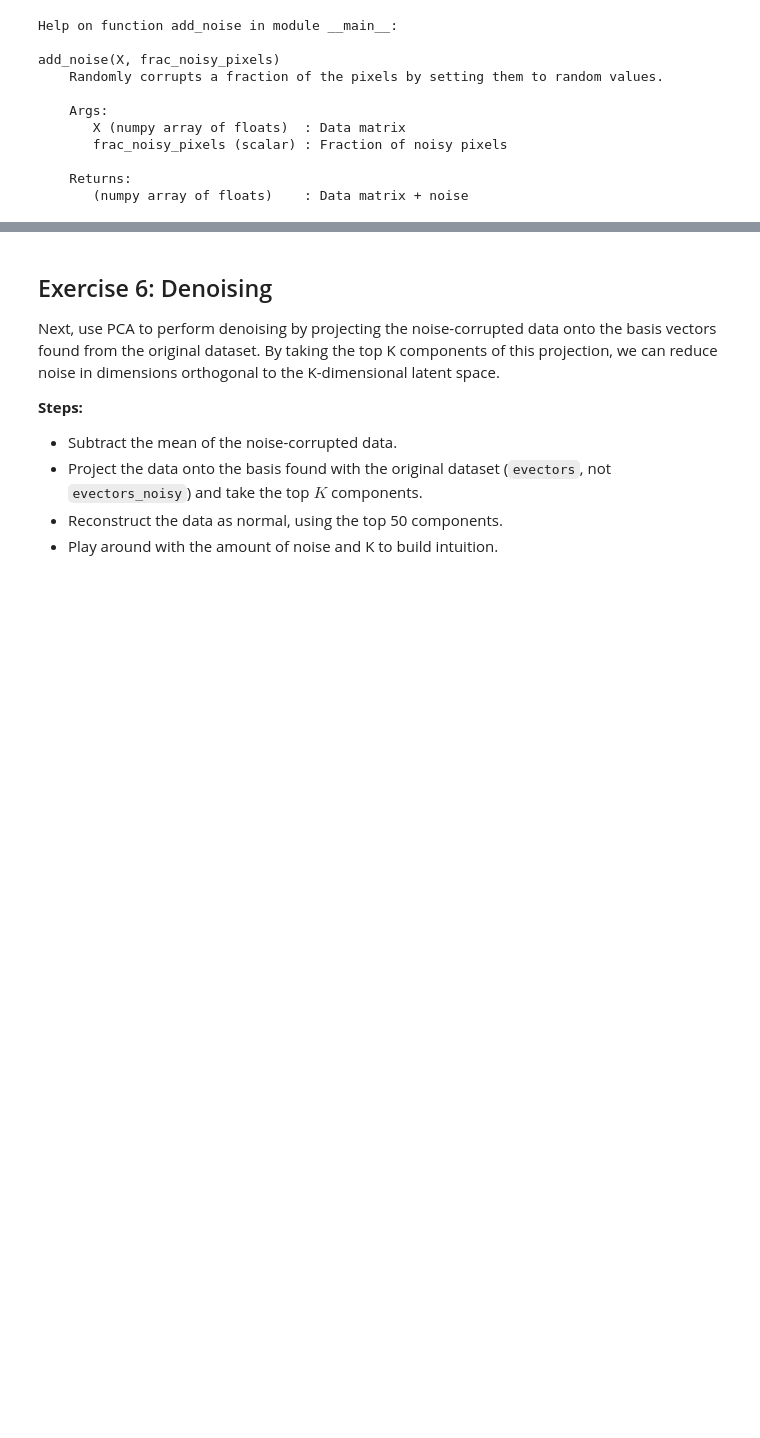
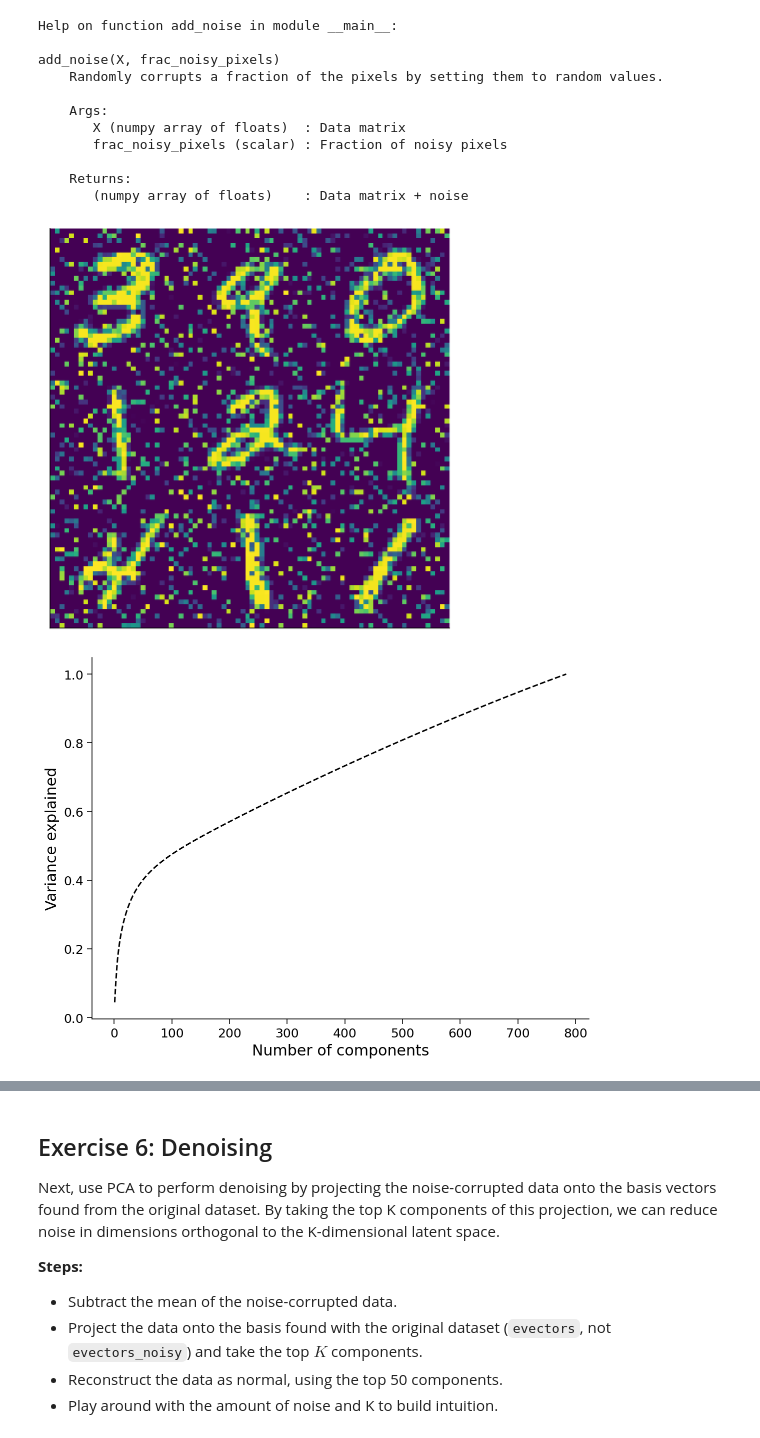
Before and after one commit to tejasr42/nma, a Jupyter notebook: W1D5_Tutorial3.ipynb, the cells around one changed output, grey strips where cells are left out. Saved outputs shown, nothing was run; the diff lists cells and outputs as text; code cells hidden in the pictures; blank space fills up the shorter version.

```diff
--- a/W1D5_Tutorial3.ipynb
+++ b/W1D5_Tutorial3.ipynb
@@ -643,17 +645,20 @@ add_noise(X, frac_noisy_pixels)
 # %%
 ###################################################################
 # Insert your code here to:
 # Add noise to the data
 # Plot noise-corrupted data
 # Perform PCA on the noisy data
 # Calculate and plot the variance explained
 ###################################################################
 np.random.seed(2020)  # set random seed
-X_noisy = ...
-# score_noisy, evectors_noisy, evals_noisy = ...
-# variance_explained_noisy = ...
-# plot_MNIST_sample(X_noisy)
-# plot_variance_explained(variance_explained_noisy)
+X_noisy = add_noise(X,0.2)
+score_noisy, evectors_noisy, evals_noisy = pca(X_noisy)
+variance_explained_noisy = get_variance_explained(evals_noisy)
+plot_MNIST_sample(X_noisy)
+plot_variance_explained(variance_explained_noisy)
+# %% [output]
+[figure, added]
+[figure, added]
 # %% [markdown]
 [*Click for solution*](https://github.com/NeuromatchAcademy/course-content/tree/master//tutorials/W1D5_DimensionalityReduction/solutions/W1D5_Tutorial3_Solution_d4a41b8c.py)
 
```
Also changed, not shown: parts of 4 cells of this notebook.
